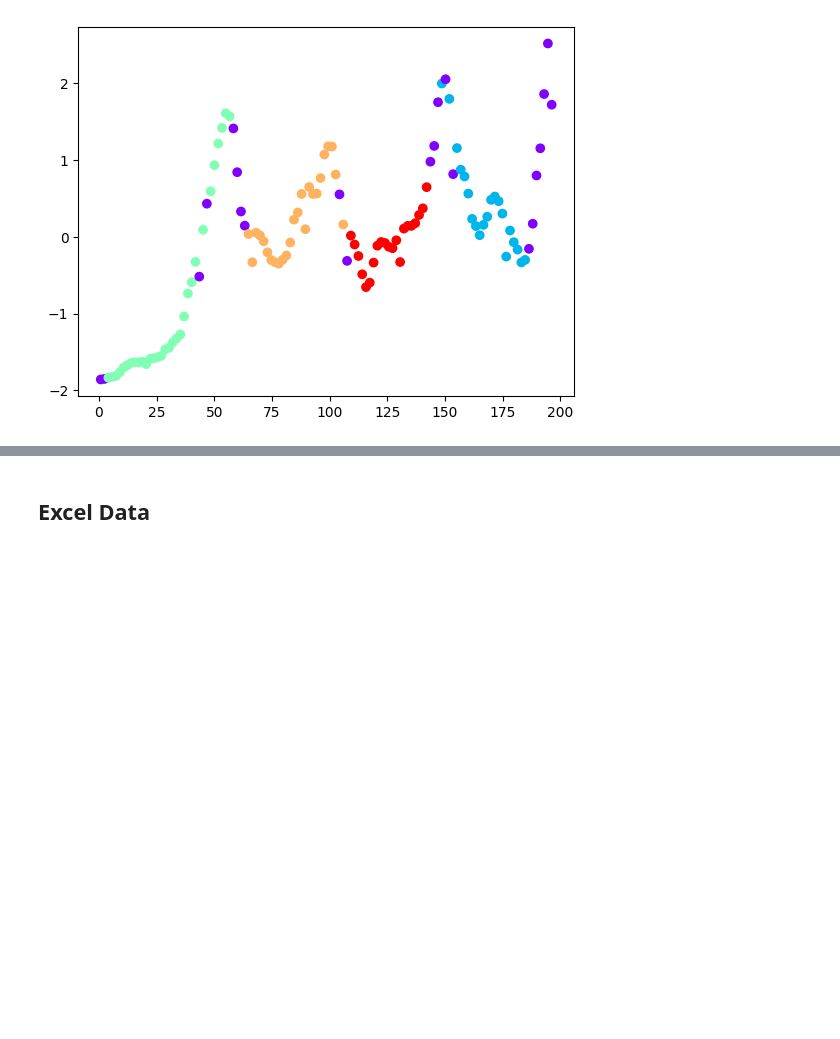
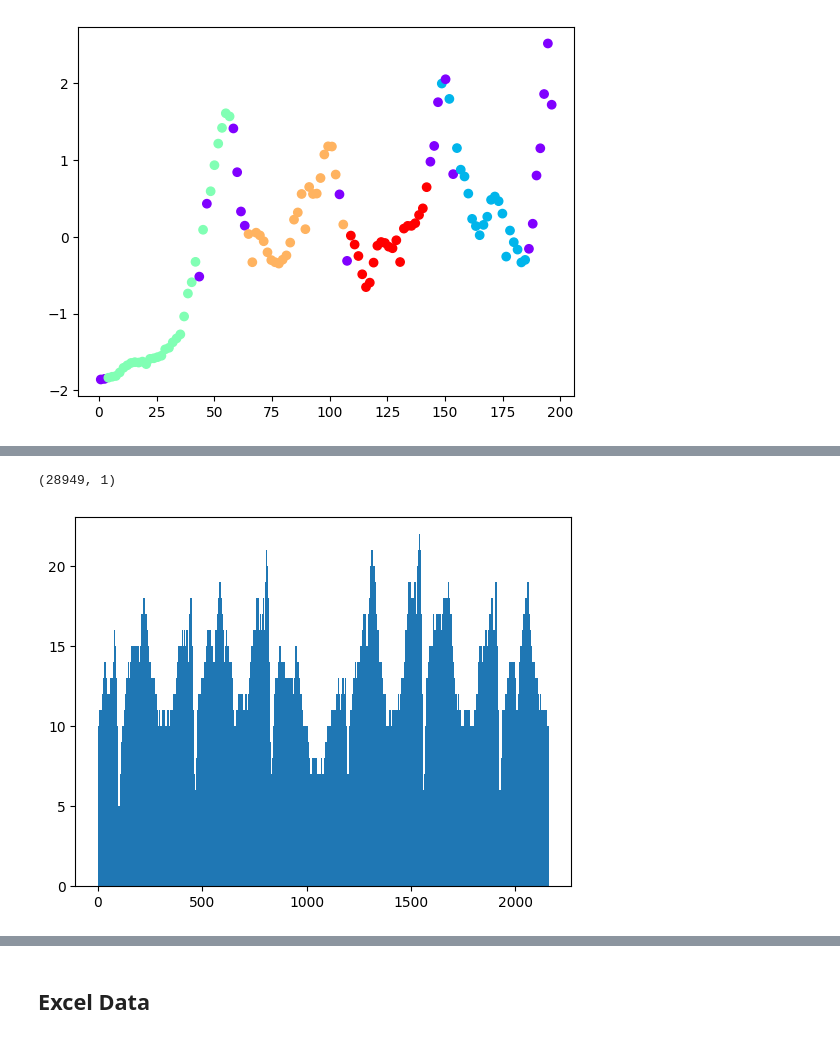
Before and after one commit to hakanotal/distributed-network-load-generator, a Jupyter notebook: notebooks/clustering.ipynb, the cells around one changed output, grey strips where cells are left out. Cells and saved outputs as stored; diff of their text form; code cells hidden in the pictures; blank space fills up the shorter version.

```diff
--- a/notebooks/clustering.ipynb
+++ b/notebooks/clustering.ipynb
@@ -145,0 +174,9 @@ plot_clusters(h, 6, 4, 'leaf')
+# %%
+scale = resp_mov_avg.sum() / 30000
+h = np.concatenate([np.full((int(resp_mov_avg[i][0] // scale), 1), i) for i in range(len(resp_mov_avg))])
+print(h.shape)
+plt.hist(h.flatten(), bins=len(resp_mov_avg))
+plt.show()
+# %% [output]
+(28949, 1)
+[figure, added]
```
Also changed, not shown: parts of 5 cells of this notebook, 4 other files.
